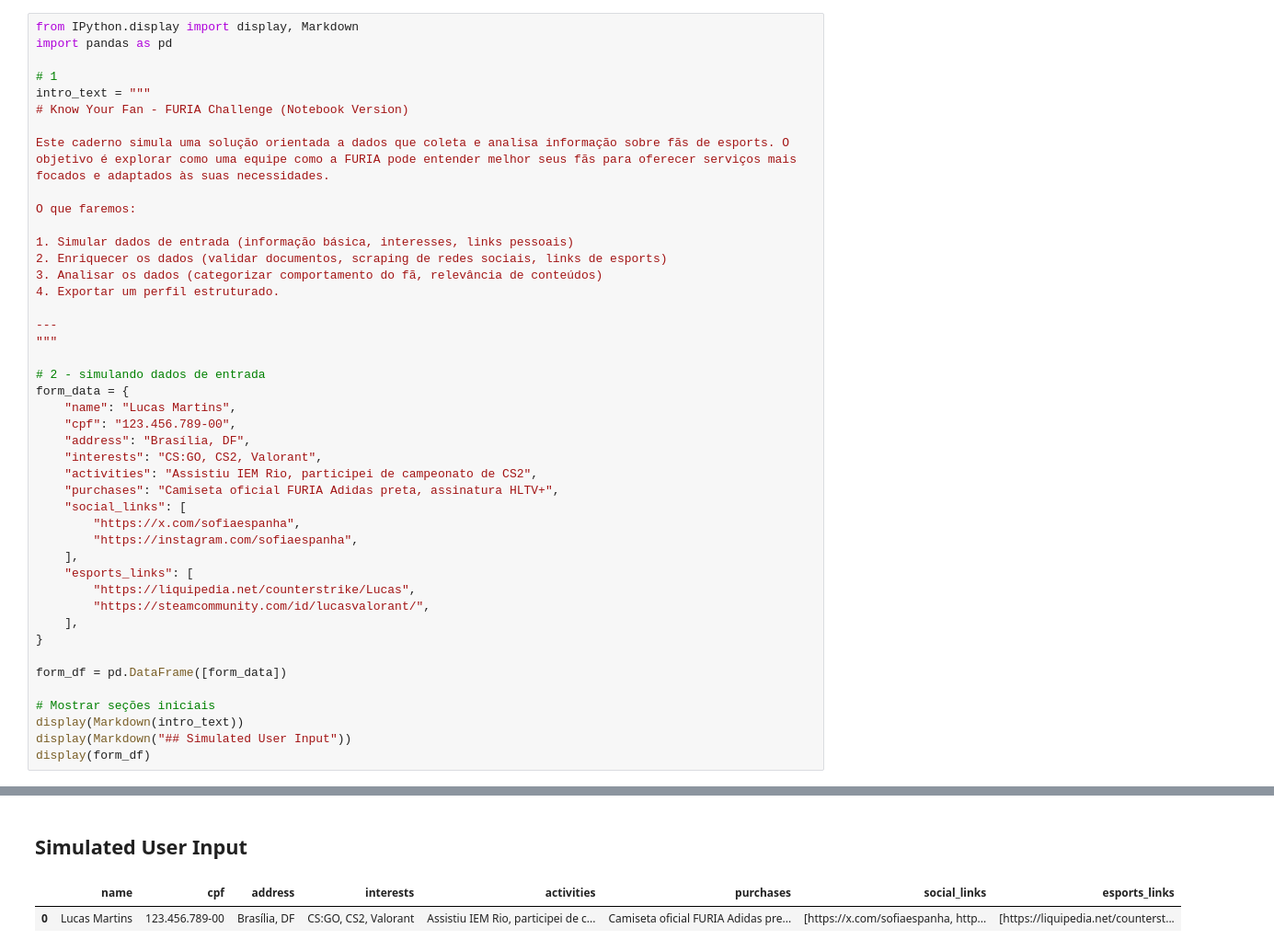
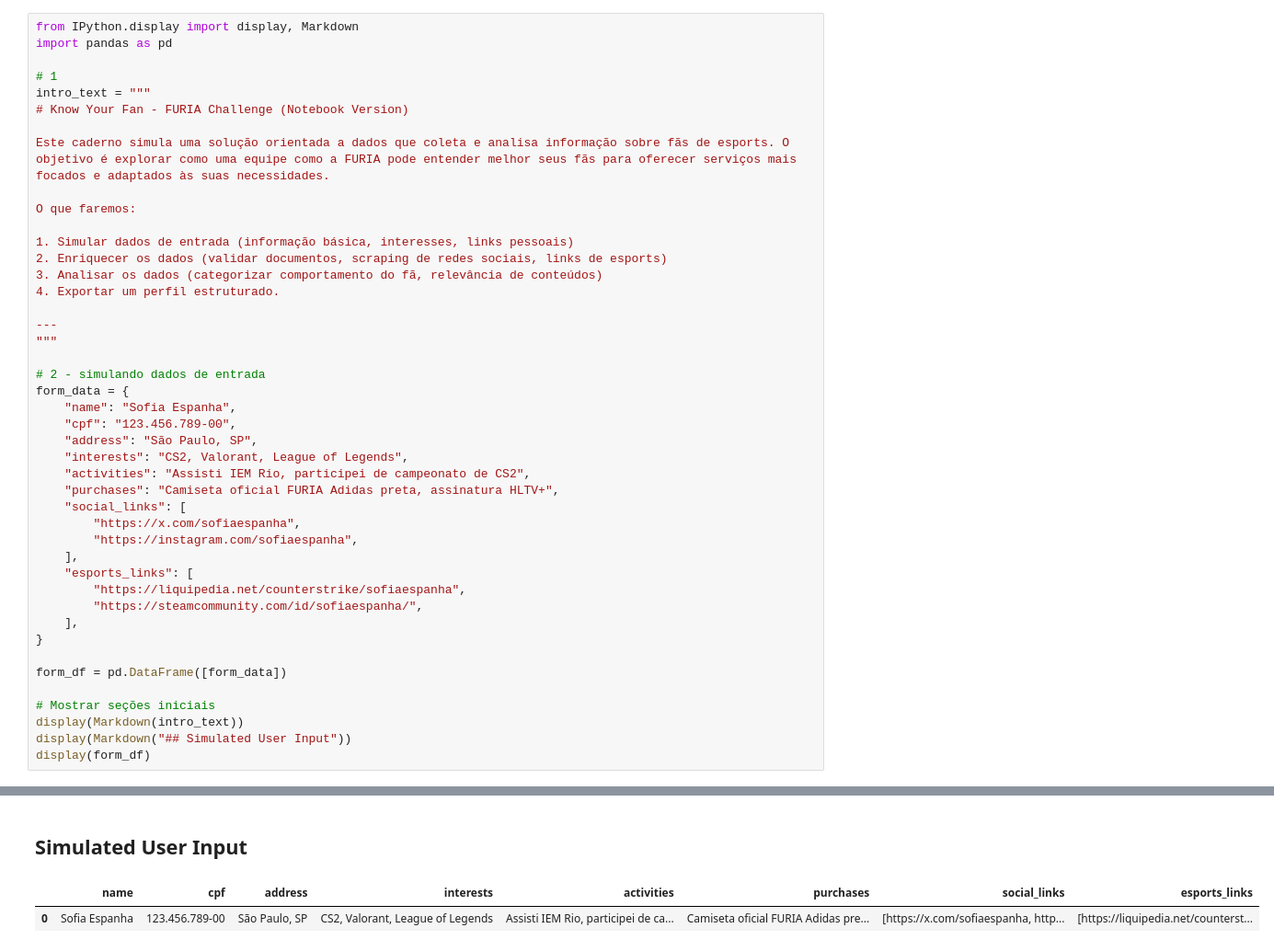
Before and after one commit to lucasmartins-92/Know-Your-Fan-FURIA, a Jupyter notebook: KYF-FURIA.ipynb, the cells around one changed output, grey strips where cells are left out. Shown: that part at 92% size. Cells and saved outputs as stored; diff of their text form.

```diff
--- a/KYF-FURIA.ipynb
+++ b/KYF-FURIA.ipynb
@@ -20,45 +20,45 @@ O que faremos:
 
 # 2 - simulando dados de entrada
 form_data = {
-    "name": "Lucas Martins",
+    "name": "Sofia Espanha",
     "cpf": "123.456.789-00",
-    "address": "Brasília, DF",
-    "interests": "CS:GO, CS2, Valorant",
-    "activities": "Assistiu IEM Rio, participei de campeonato de CS2",
+    "address": "São Paulo, SP",
+    "interests": "CS2, Valorant, League of Legends",
+    "activities": "Assisti IEM Rio, participei de campeonato de CS2",
     "purchases": "Camiseta oficial FURIA Adidas preta, assinatura HLTV+",
     "social_links": [
         "https://x.com/sofiaespanha",
         "https://instagram.com/sofiaespanha",
     ],
     "esports_links": [
-        "https://liquipedia.net/counterstrike/Lucas",
-        "https://steamcommunity.com/id/lucasvalorant/",
+        "https://liquipedia.net/counterstrike/sofiaespanha",
+        "https://steamcommunity.com/id/sofiaespanha/",
     ],
 }
 
 form_df = pd.DataFrame([form_data])
 
 # Mostrar seções iniciais
 display(Markdown(intro_text))
 display(Markdown("## Simulated User Input"))
 display(form_df)
 # %% [output]
 
 # Know Your Fan - FURIA Challenge (Notebook Version)
 
 Este caderno simula uma solução orientada a dados que coleta e analisa informação sobre fãs de esports. O objetivo é explorar como uma equipe como a FURIA pode entender melhor seus fãs para oferecer serviços mais focados e adaptados às suas necessidades.
 
 O que faremos:
 
 1. Simular dados de entrada (informação básica, interesses, links pessoais)
 2. Enriquecer os dados (validar documentos, scraping de redes sociais, links de esports)
 3. Analisar os dados (categorizar comportamento do fã, relevância de conteúdos)
 4. Exportar um perfil estruturado.
 
 ---
 ## Simulated User Input
 |  | name | cpf | address | interests | activities | purchases | social_links | esports_links |
-| 0 | Lucas Martins | 123.456.789-00 | Brasília, DF | CS:GO, CS2, Valorant | Assistiu IEM Rio, participei de c... | Camiseta oficial FURIA Adidas pre... | [https://x.com/sofiaespanha, http... | [https://liquipedia.net/counterst... |
+| 0 | Sofia Espanha | 123.456.789-00 | São Paulo, SP | CS2, Valorant, League of Legends | Assisti IEM Rio, participei de ca... | Camiseta oficial FURIA Adidas pre... | [https://x.com/sofiaespanha, http... | [https://liquipedia.net/counterst... |
 # %%
 # Step 3: Simulação de validação de documentos com IA
 # Simula uma resposta do ChatGPT caso os dados informados estejam de acordo com os documentos
```
Also changed, not shown: parts of 4 cells of this notebook, 1 other file.
